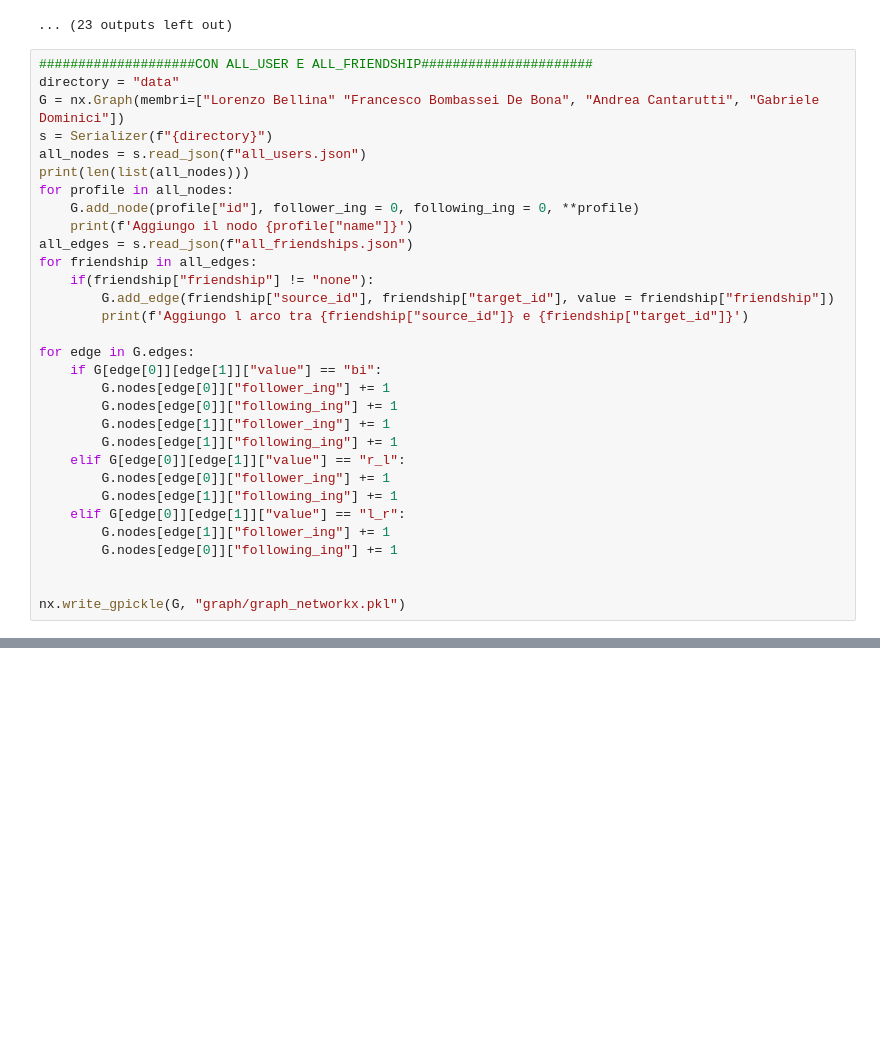
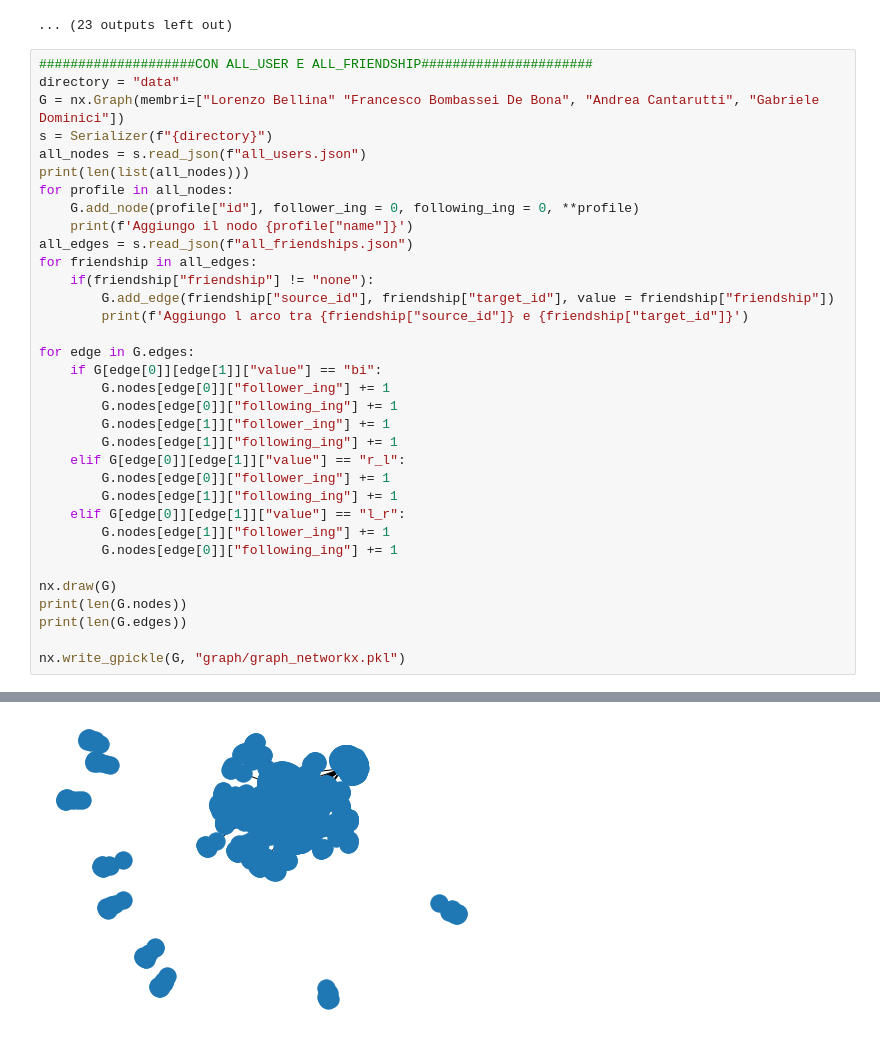
Before and after one commit to FraBomba6/ProgettoSocialComputing, a Jupyter notebook: Gabriele.ipynb, the cells around one changed output, grey strips where cells are left out. Cells and saved outputs as stored; diff of their text form; blank space fills up the shorter version.

```diff
--- a/Gabriele.ipynb
+++ b/Gabriele.ipynb
@@ -278,6 +278,9 @@ for edge in G.edges:
         G.nodes[edge[1]]["follower_ing"] += 1
         G.nodes[edge[0]]["following_ing"] += 1
 
+nx.draw(G)
+print(len(G.nodes))
+print(len(G.edges))
 
 nx.write_gpickle(G, "graph/graph_networkx.pkl")
 # %% [output]
@@ -301 +304,2 @@ Aggiungo l arco tra 790342394675888128 e 3437940587
+[figure, added]
 # %%
```
Also changed, not shown: parts of 7 cells of this notebook, 28 other files.
